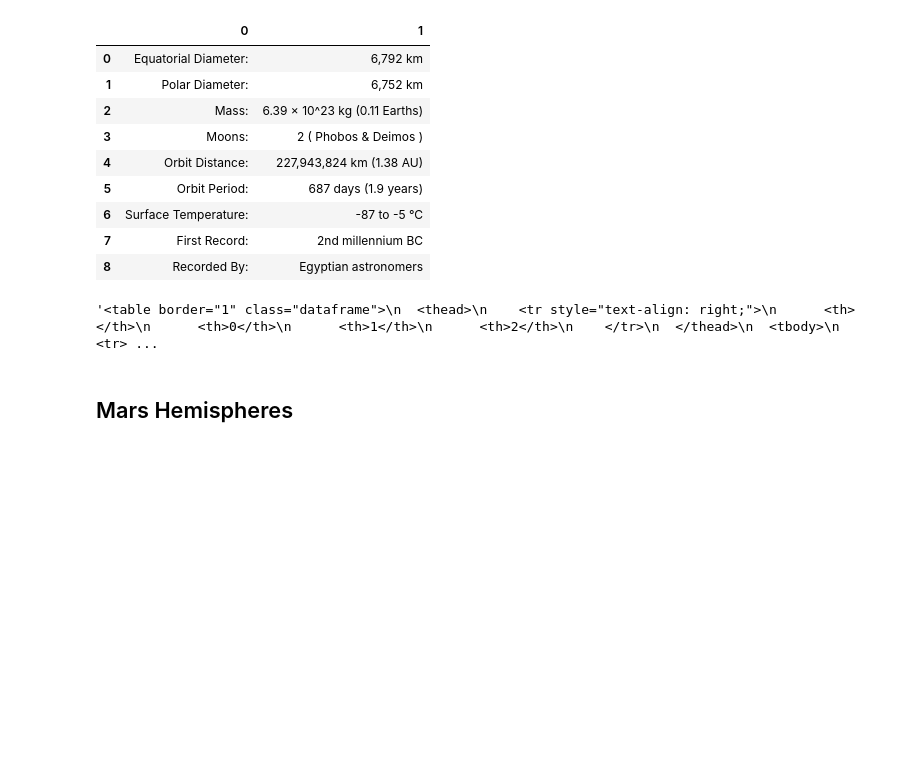
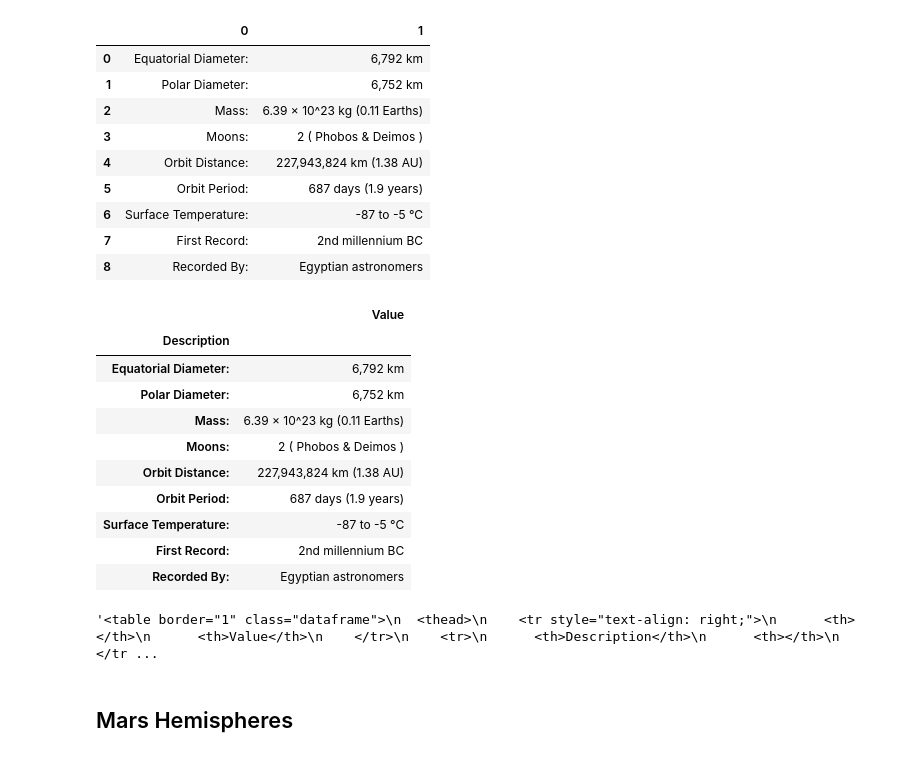
Before and after one commit to khutula/web-scraping-challenge, a Jupyter notebook: Missions_to_Mars/mission_to_mars.ipynb, the cells around one changed output. Saved outputs shown, nothing was run; the diff lists cells and outputs as text; code cells hidden in the pictures; blank space fills up the shorter version.

```diff
--- a/Missions_to_Mars/mission_to_mars.ipynb
+++ b/Missions_to_Mars/mission_to_mars.ipynb
@@ -98,11 +100,25 @@ mars_facts[1]
 | 7 | First Record: | 2nd millennium BC |
 | 8 | Recorded By: | Egyptian astronomers |
 # %%
-mars_facts_df = mars_facts[0].rename(columns={0:"Description", 1:"Value"})
+mars_facts_df = mars_facts[1].rename(columns={0:"Description", 1:"Value"})
+mars_facts_df = mars_facts_df.set_index("Description")
+mars_facts_df
+# %% [output]
+|  | Value |
+| Description |  |
+| Equatorial Diameter: | 6,792 km |
+| Polar Diameter: | 6,752 km |
+| Mass: | 6.39 × 10^23 kg (0.11 Earths) |
+| Moons: | 2 ( Phobos & Deimos ) |
+| Orbit Distance: | 227,943,824 km (1.38 AU) |
+| Orbit Period: | 687 days (1.9 years) |
+| Surface Temperature: | -87 to -5 °C |
+| First Record: | 2nd millennium BC |
+| Recorded By: | Egyptian astronomers |
 # %%
 mars_facts_html = mars_facts_df.to_html()
 mars_facts_html
 # %% [output]
-'<table border="1" class="dataframe">\n  <thead>\n    <tr style="text-align: right;">\n      <th></th>\n      <th>0</th>\n      <th>1</th>\n      <th>2</th>\n    </tr>\n  </thead>\n  <tbody>\n    <tr> ...
+'<table border="1" class="dataframe">\n  <thead>\n    <tr style="text-align: right;">\n      <th></th>\n      <th>Value</th>\n    </tr>\n    <tr>\n      <th>Description</th>\n      <th></th>\n    </tr ...
 # %% [markdown]
 ## Mars Hemispheres
```
Also changed, not shown: parts of 8 cells of this notebook.
